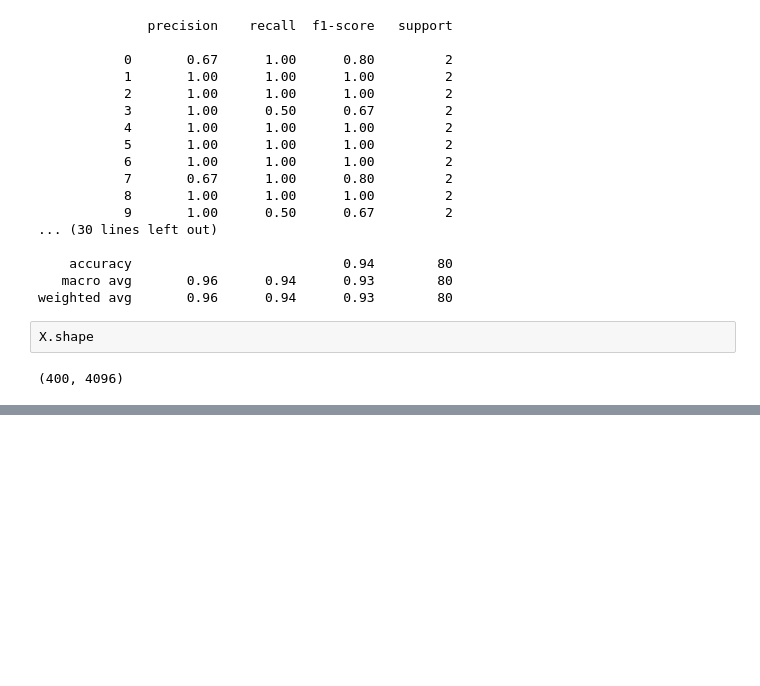
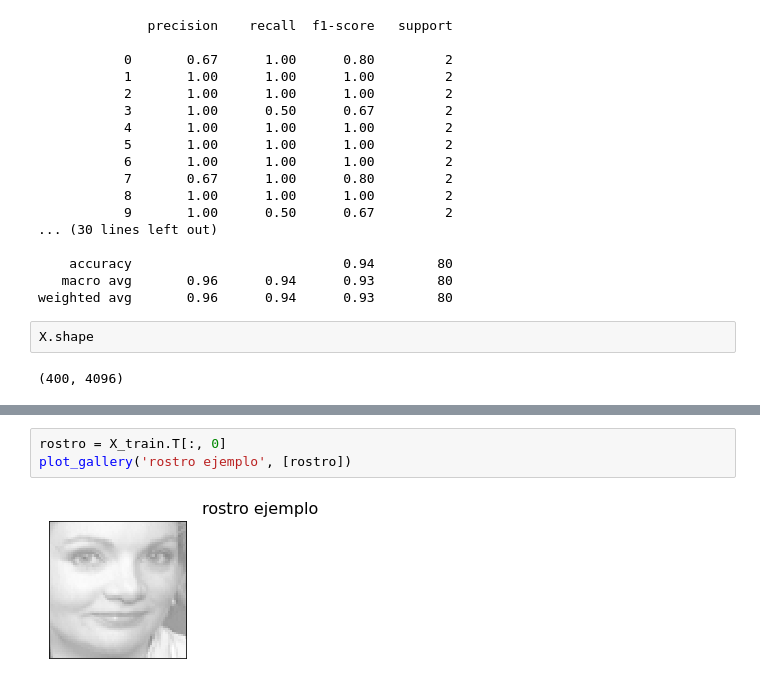
Before and after one commit to fjme95/algebra-lineal-para-machine-learning, a Jupyter notebook: 2_2_Eigenfaces.ipynb, the cells around one changed output, grey strips where cells are left out. Drawn from its saved outputs; the diff is of its cells as text; blank space fills up the shorter version.

```diff
--- a/2_2_Eigenfaces.ipynb
+++ b/2_2_Eigenfaces.ipynb
@@ -160,0 +180,5 @@ X.shape
+# %%
+rostro = X_train.T[:, 0]
+plot_gallery('rostro ejemplo', [rostro])
+# %% [output]
+[figure, added]
```
Also changed, not shown: parts of 7 cells of this notebook.
